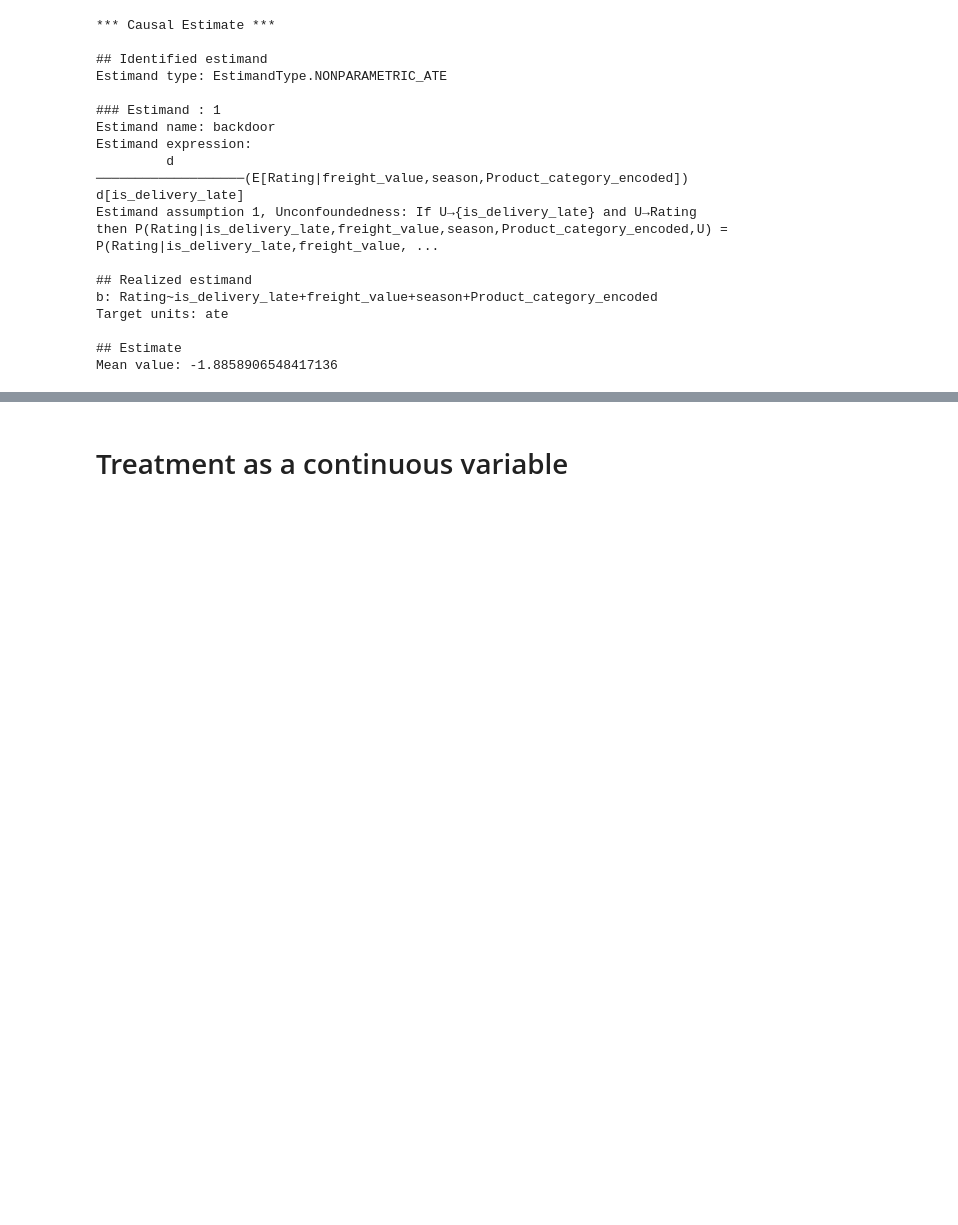
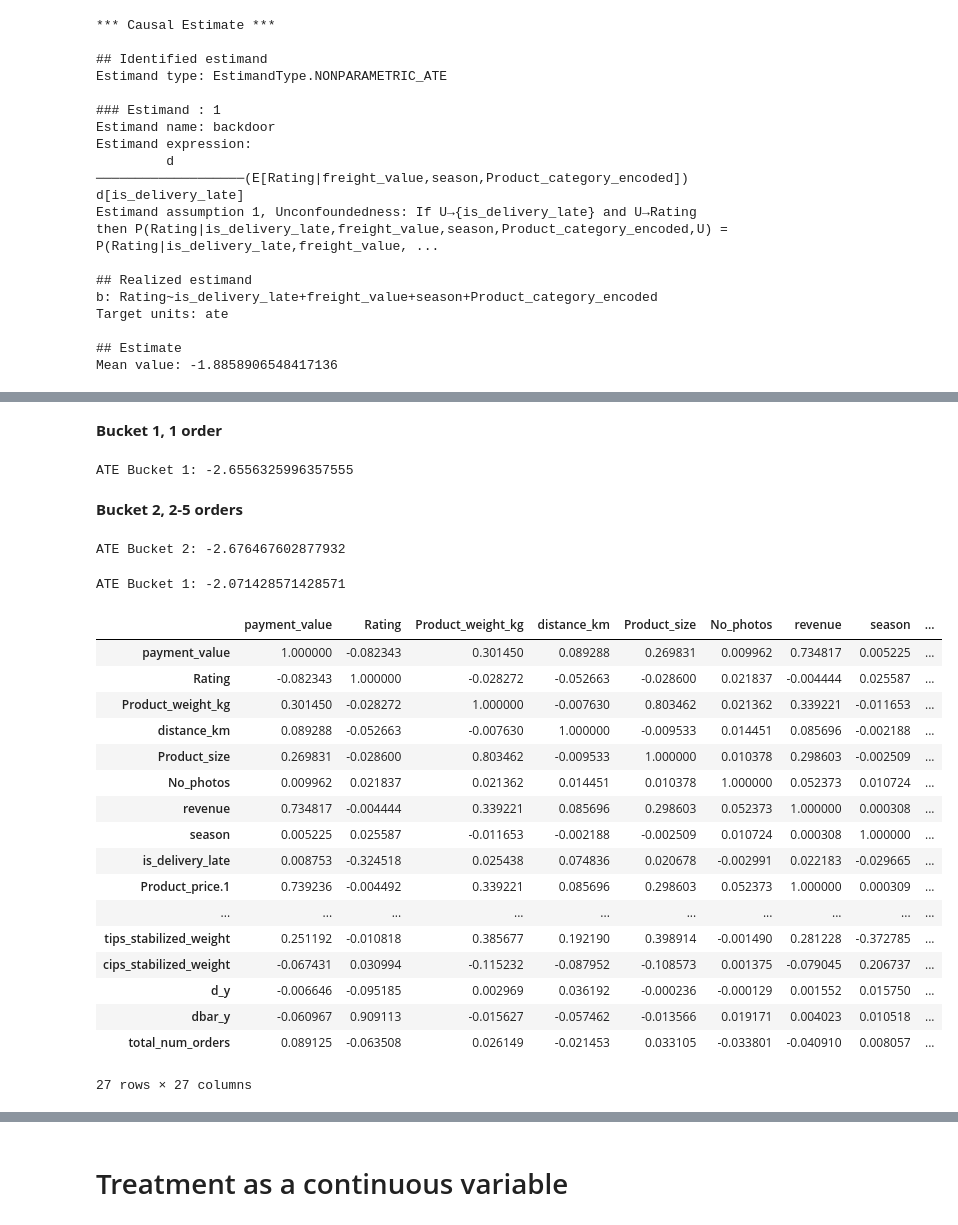
Before and after one commit to juanpi19/causal-inference-marketplace, a Jupyter notebook: notebooks/model-development.ipynb, the cells around one changed output, grey strips where cells are left out. Drawn from its saved outputs; the diff is of its cells as text; code cells hidden in the pictures; blank space fills up the shorter version.

```diff
--- a/notebooks/model-development.ipynb
+++ b/notebooks/model-development.ipynb
@@ -218,0 +245,50 @@ p value:0.15865525393145707
+# %%
+temp_df = df['customer_unique_id'].value_counts().reset_index()
+temp_df.columns = ['customer_unique_id', 'total_num_orders']
+df2 = pd.merge(df, temp_df, how='left', on='customer_unique_id')
+
+control_df = df2.iloc[control_match_index_lst]
+treatment_df = df2.iloc[treatment.index]
+# %% [markdown]
+**Bucket 1, 1 order**
+# %%
+control_avg_rating = control_df[control_df['total_num_orders'] == 1]['Rating'].mean()
+treatment_avg_rating = treatment_df[treatment_df['total_num_orders'] == 1]['Rating'].mean()
+print(f"ATE Bucket 1: {treatment_avg_rating - control_avg_rating}")
+# %% [output]
+ATE Bucket 1: -2.6556325996357555
+# %% [markdown]
+**Bucket 2, 2-5 orders**
+# %%
+control_avg_rating = control_df[(control_df['total_num_orders'] > 1) & (control_df['total_num_orders'] <= 5)]['Rating'].mean()
+treatment_avg_rating = treatment_df[(treatment_df['total_num_orders'] > 1) & (treatment_df['total_num_orders'] <= 5)]['Rating'].mean()
+print(f"ATE Bucket 2: {treatment_avg_rating - control_avg_rating}")
+# %% [output]
+ATE Bucket 2: -2.676467602877932
+# %%
+control_avg_rating = control_df[control_df['total_num_orders'] > 5]['Rating'].mean()
+treatment_avg_rating = treatment_df[treatment_df['total_num_orders'] > 5]['Rating'].mean()
+print(f"ATE Bucket 1: {treatment_avg_rating - control_avg_rating}")
+# %% [output]
+ATE Bucket 1: -2.071428571428571
+# %%
+df2.select_dtypes(exclude='object').corr()
+# %% [output]
+|  | payment_value | Rating | Product_weight_kg | distance_km | Product_size | No_photos | revenue | season | ... |
+| payment_value | 1.000000 | -0.082343 | 0.301450 | 0.089288 | 0.269831 | 0.009962 | 0.734817 | 0.005225 | ... |
+| Rating | -0.082343 | 1.000000 | -0.028272 | -0.052663 | -0.028600 | 0.021837 | -0.004444 | 0.025587 | ... |
+| Product_weight_kg | 0.301450 | -0.028272 | 1.000000 | -0.007630 | 0.803462 | 0.021362 | 0.339221 | -0.011653 | ... |
+| distance_km | 0.089288 | -0.052663 | -0.007630 | 1.000000 | -0.009533 | 0.014451 | 0.085696 | -0.002188 | ... |
+| Product_size | 0.269831 | -0.028600 | 0.803462 | -0.009533 | 1.000000 | 0.010378 | 0.298603 | -0.002509 | ... |
+| No_photos | 0.009962 | 0.021837 | 0.021362 | 0.014451 | 0.010378 | 1.000000 | 0.052373 | 0.010724 | ... |
+| revenue | 0.734817 | -0.004444 | 0.339221 | 0.085696 | 0.298603 | 0.052373 | 1.000000 | 0.000308 | ... |
+| season | 0.005225 | 0.025587 | -0.011653 | -0.002188 | -0.002509 | 0.010724 | 0.000308 | 1.000000 | ... |
+| is_delivery_late | 0.008753 | -0.324518 | 0.025438 | 0.074836 | 0.020678 | -0.002991 | 0.022183 | -0.029665 | ... |
+| Product_price.1 | 0.739236 | -0.004492 | 0.339221 | 0.085696 | 0.298603 | 0.052373 | 1.000000 | 0.000309 | ... |
+| ... | ... | ... | ... | ... | ... | ... | ... | ... | ... |
+| tips_stabilized_weight | 0.251192 | -0.010818 | 0.385677 | 0.192190 | 0.398914 | -0.001490 | 0.281228 | -0.372785 | ... |
+| cips_stabilized_weight | -0.067431 | 0.030994 | -0.115232 | -0.087952 | -0.108573 | 0.001375 | -0.079045 | 0.206737 | ... |
+| d_y | -0.006646 | -0.095185 | 0.002969 | 0.036192 | -0.000236 | -0.000129 | 0.001552 | 0.015750 | ... |
+| dbar_y | -0.060967 | 0.909113 | -0.015627 | -0.057462 | -0.013566 | 0.019171 | 0.004023 | 0.010518 | ... |
+| total_num_orders | 0.089125 | -0.063508 | 0.026149 | -0.021453 | 0.033105 | -0.033801 | -0.040910 | 0.008057 | ... |
+27 rows × 27 columns
```
Also changed, not shown: parts of 5 cells of this notebook, 3 other files.
